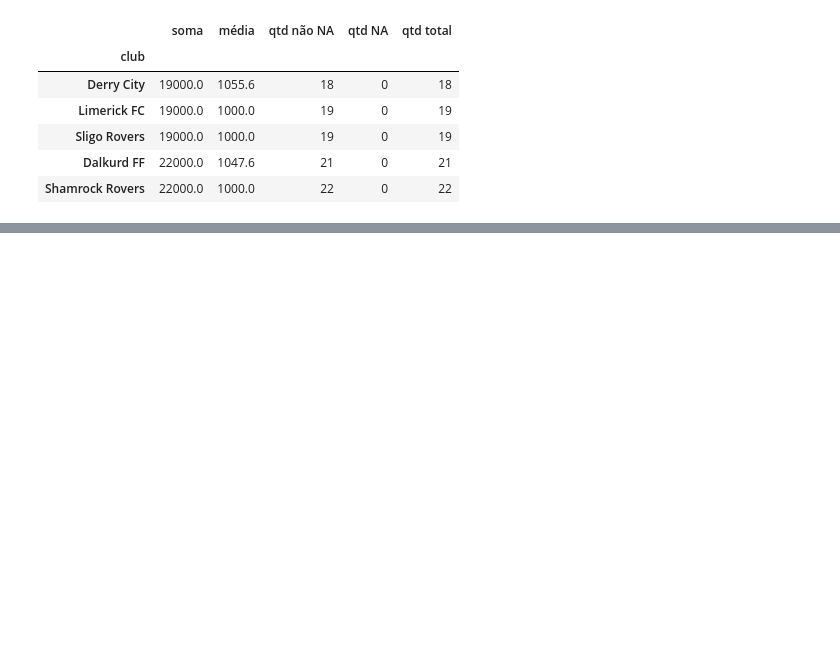
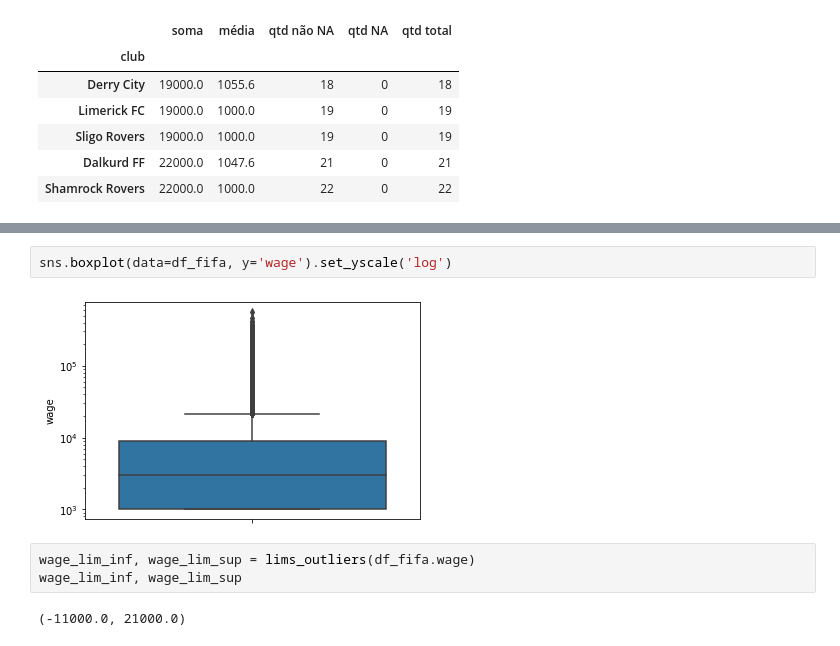
Before and after one commit to MarioPrado1148/DSWP_aluno, a Jupyter notebook: Notebooks/2020-10-13 NB10_01__Pandas - exercício 9.ipynb, the cells around one changed output, grey strips where cells are left out. Drawn from its saved outputs; the diff is of its cells as text; blank space fills up the shorter version.

```diff
--- a/Notebooks/2020-10-13 NB10_01__Pandas - exercício 9.ipynb
+++ b/Notebooks/2020-10-13 NB10_01__Pandas - exercício 9.ipynb
@@ -724,0 +869,9 @@ df_fifa.groupby('club').agg(dct_agg)
+# %%
+sns.boxplot(data=df_fifa, y='wage').set_yscale('log')
+# %% [output]
+[figure, added]
+# %%
+wage_lim_inf, wage_lim_sup = lims_outliers(df_fifa.wage)
+wage_lim_inf, wage_lim_sup
+# %% [output]
+(-11000.0, 21000.0)
```
Also changed, not shown: parts of 34 cells of this notebook.
